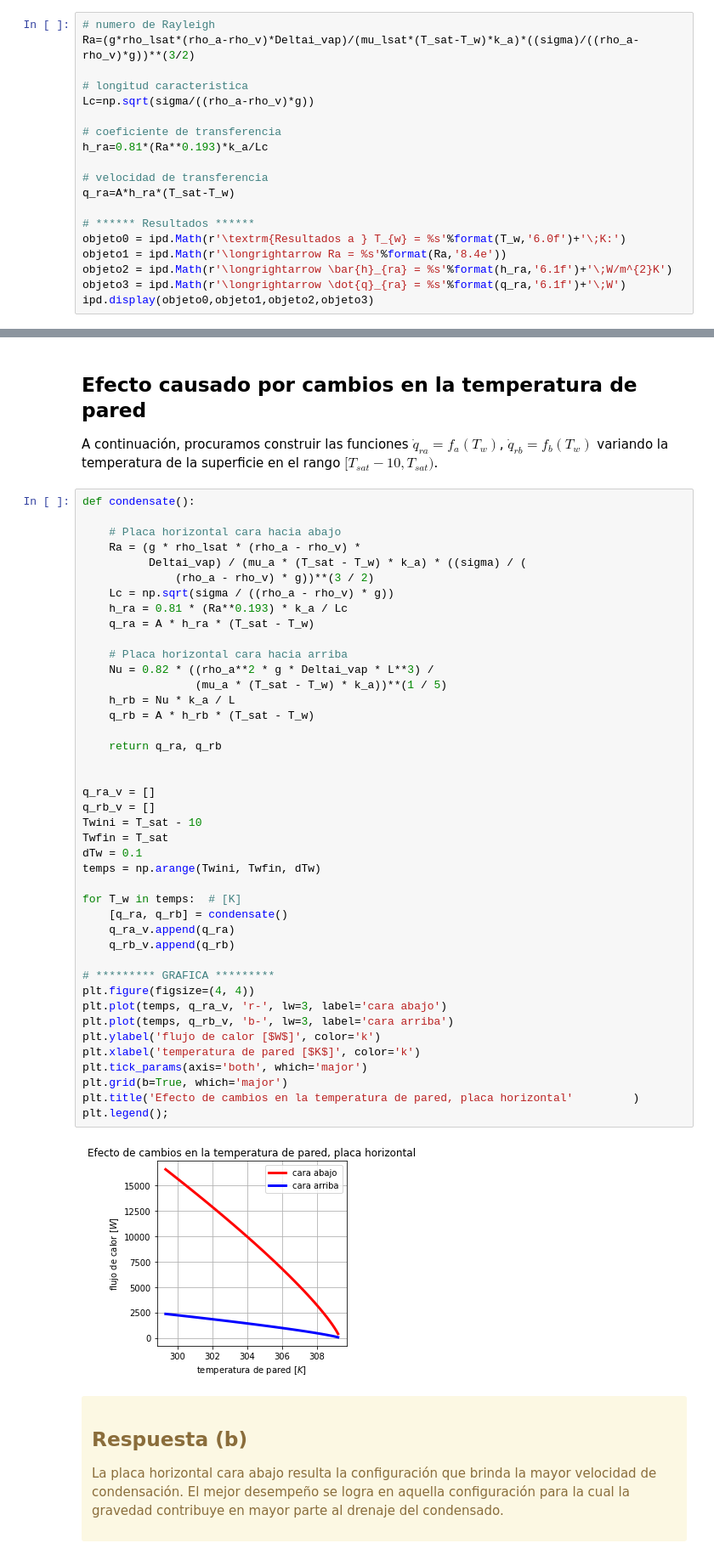
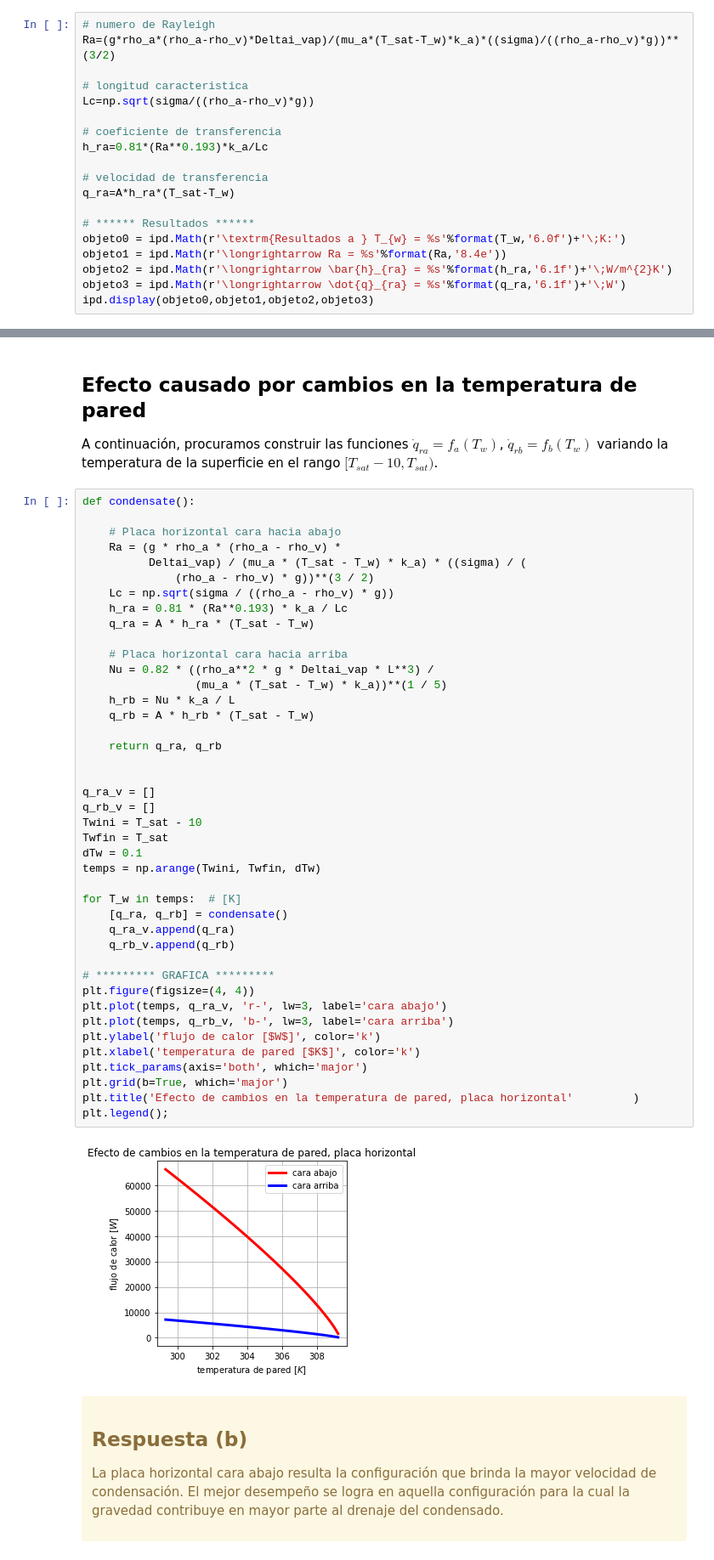
Before and after one commit to juandadamo/clases_fiuba, a Jupyter notebook: 6731/condensacion_placas.ipynb, the cells around one changed output, grey strips where cells are left out. Shown: that part at 85% size. Cells and saved outputs as stored; diff of their text form.

```diff
--- a/6731/condensacion_placas.ipynb
+++ b/6731/condensacion_placas.ipynb
@@ -87,7 +87,7 @@ La velocidad de transferencia de calor está dada por la ley de enfriamiento de
 \end{equation}
 # %%
 # numero de Rayleigh
-Ra=(g*rho_lsat*(rho_a-rho_v)*Deltai_vap)/(mu_lsat*(T_sat-T_w)*k_a)*((sigma)/((rho_a-rho_v)*g))**(3/2)
+Ra=(g*rho_a*(rho_a-rho_v)*Deltai_vap)/(mu_a*(T_sat-T_w)*k_a)*((sigma)/((rho_a-rho_v)*g))**(3/2)
 
 # longitud caracteristica
 Lc=np.sqrt(sigma/((rho_a-rho_v)*g))
@@ -251,7 +251,7 @@ A continuación, procuramos construir las funciones $\dot{q}_{ra}=f_{a}(T_{w})$,
 def condensate():
 
     # Placa horizontal cara hacia abajo
-    Ra = (g * rho_lsat * (rho_a - rho_v) *
+    Ra = (g * rho_a * (rho_a - rho_v) *
           Deltai_vap) / (mu_a * (T_sat - T_w) * k_a) * ((sigma) / (
               (rho_a - rho_v) * g))**(3 / 2)
     Lc = np.sqrt(sigma / ((rho_a - rho_v) * g))
@@ -263,34 +263,34 @@ def condensate():
                  (mu_a * (T_sat - T_w) * k_a))**(1 / 5)
     h_rb = Nu * k_a / L
     q_rb = A * h_rb * (T_sat - T_w)
 
     return q_ra, q_rb
 
 
 q_ra_v = []
 q_rb_v = []
 Twini = T_sat - 10
 Twfin = T_sat
 dTw = 0.1
 temps = np.arange(Twini, Twfin, dTw)
 
 for T_w in temps:  # [K]
     [q_ra, q_rb] = condensate()
     q_ra_v.append(q_ra)
     q_rb_v.append(q_rb)
 
 # ********* GRAFICA *********
 plt.figure(figsize=(4, 4))
 plt.plot(temps, q_ra_v, 'r-', lw=3, label='cara abajo')
 plt.plot(temps, q_rb_v, 'b-', lw=3, label='cara arriba')
 plt.ylabel('flujo de calor [$W$]', color='k')
 plt.xlabel('temperatura de pared [$K$]', color='k')
 plt.tick_params(axis='both', which='major')
 plt.grid(b=True, which='major')
 plt.title('Efecto de cambios en la temperatura de pared, placa horizontal'         )
 plt.legend();
 # %% [output]
-[figure, old version]
+[figure, new version]
 # %% [markdown]
 <div class="alert alert-block alert-warning">
 <h2>Respuesta (b)</h2>
```
Also changed, not shown: parts of 5 cells of this notebook.
